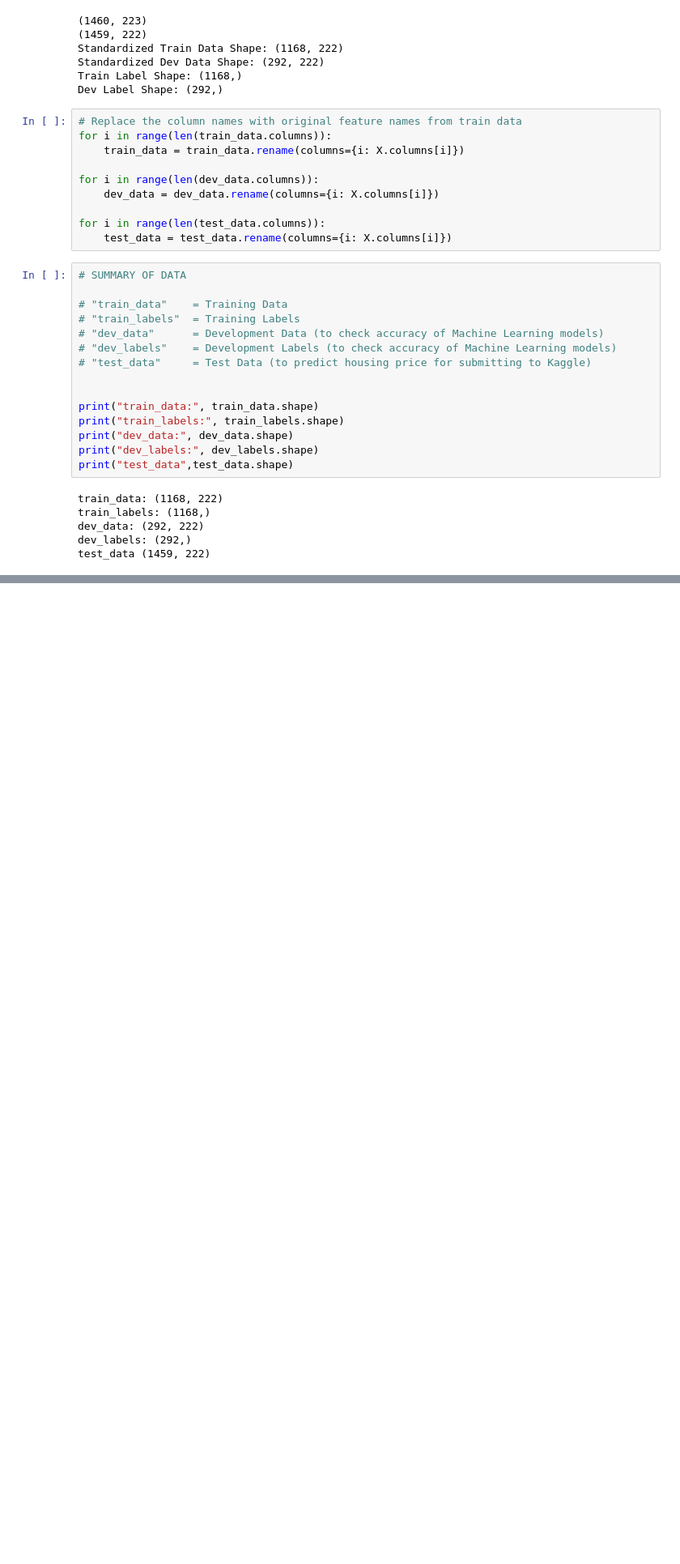
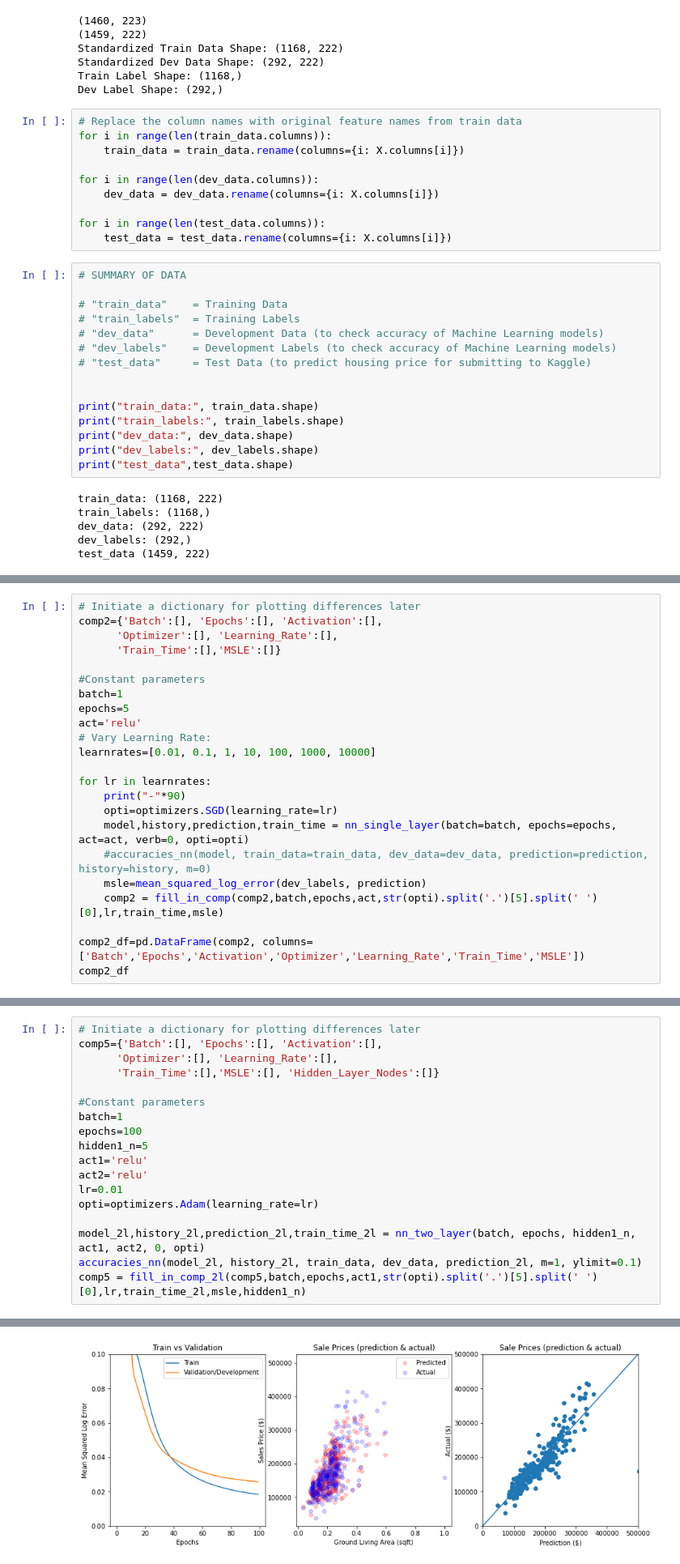
Before and after one commit to CSJohnLee/house_price_prediction, a Jupyter notebook: LeeNusaputraSawasaki_FinalProject.ipynb, the cells around one changed output, grey strips where cells are left out. Shown at 81% size. Saved outputs shown, nothing was run; the diff lists cells and outputs as text; blank space fills up the shorter version.

```diff
--- a/LeeNusaputraSawasaki_FinalProject.ipynb
+++ b/LeeNusaputraSawasaki_FinalProject.ipynb
@@ -629,0 +888,23 @@ test_data (1459, 222)
+# %%
+# Initiate a dictionary for plotting differences later
+comp2={'Batch':[], 'Epochs':[], 'Activation':[],
+      'Optimizer':[], 'Learning_Rate':[],
+      'Train_Time':[],'MSLE':[]}
+
+#Constant parameters
+batch=1
+epochs=5
+act='relu'
+# Vary Learning Rate:
+learnrates=[0.01, 0.1, 1, 10, 100, 1000, 10000]
+
+for lr in learnrates:
+    print("-"*90)
+    opti=optimizers.SGD(learning_rate=lr)
+    model,history,prediction,train_time = nn_single_layer(batch=batch, epochs=epochs, act=act, verb=0, opti=opti)
+    #accuracies_nn(model, train_data=train_data, dev_data=dev_data, prediction=prediction, history=history, m=0)
+    msle=mean_squared_log_error(dev_labels, prediction)
+    comp2 = fill_in_comp(comp2,batch,epochs,act,str(opti).split('.')[5].split(' ')[0],lr,train_time,msle)
+
+comp2_df=pd.DataFrame(comp2, columns=['Batch','Epochs','Activation','Optimizer','Learning_Rate','Train_Time','MSLE'])
+comp2_df
@@ -629,0 +1161,19 @@ test_data (1459, 222)
+# %%
+# Initiate a dictionary for plotting differences later
+comp5={'Batch':[], 'Epochs':[], 'Activation':[],
+      'Optimizer':[], 'Learning_Rate':[],
+      'Train_Time':[],'MSLE':[], 'Hidden_Layer_Nodes':[]}
+
+#Constant parameters
+batch=1
+epochs=100
+hidden1_n=5
+act1='relu'
+act2='relu'
+lr=0.01
+opti=optimizers.Adam(learning_rate=lr)
+
+model_2l,history_2l,prediction_2l,train_time_2l = nn_two_layer(batch, epochs, hidden1_n, act1, act2, 0, opti)
+accuracies_nn(model_2l, history_2l, train_data, dev_data, prediction_2l, m=1, ylimit=0.1)
+comp5 = fill_in_comp_2l(comp5,batch,epochs,act1,str(opti).split('.')[5].split(' ')[0],lr,train_time_2l,msle,hidden1_n)
+# %% [output]
@@ -629,0 +1196 @@ test_data (1459, 222)
+[figure, added]
```
Also changed, not shown: parts of 55 cells of this notebook, 1 other file.
